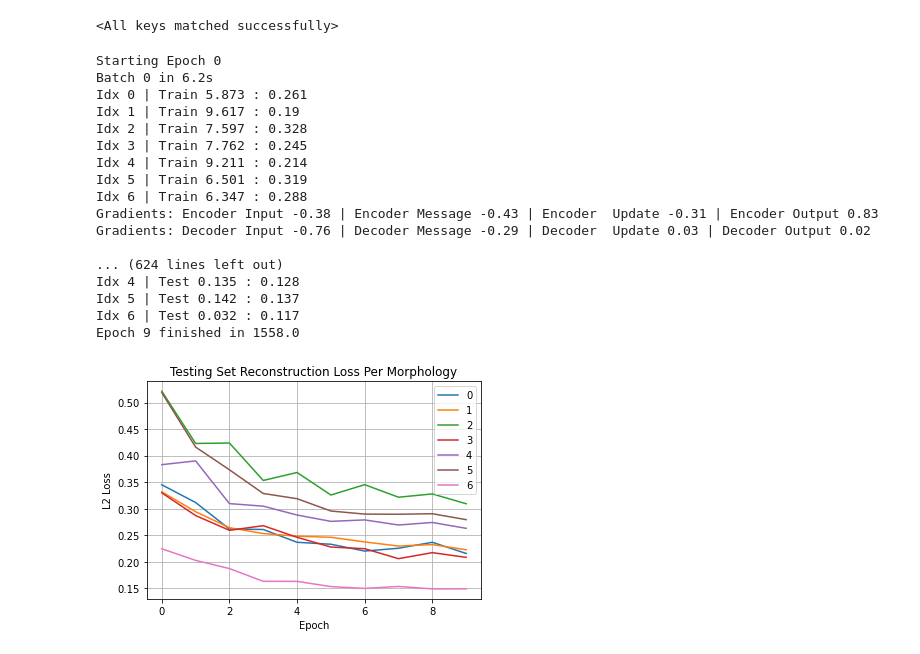
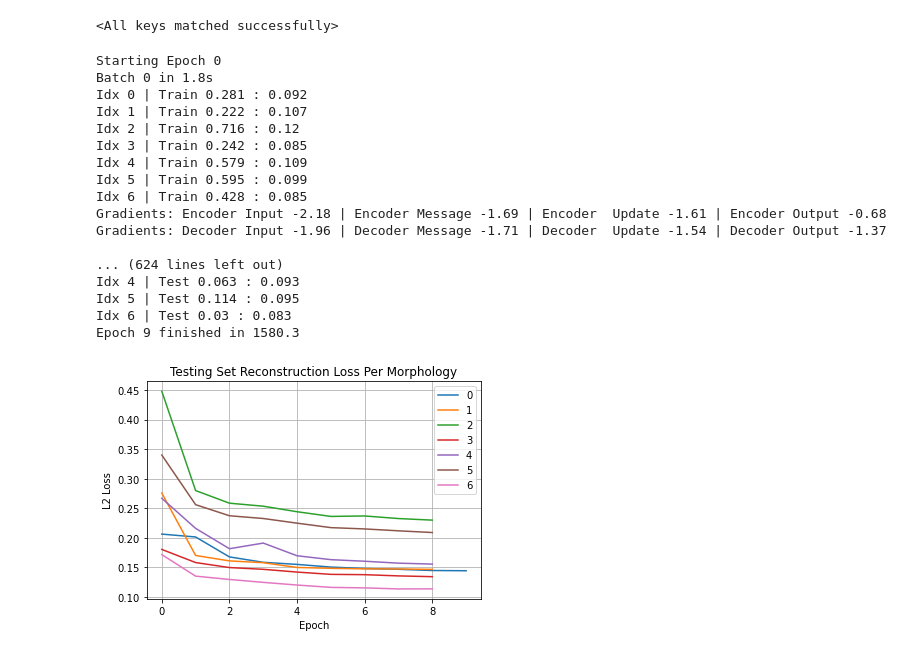
Before and after one commit to OvidiuSabau/Honors-Project, a Jupyter notebook: notebooks/GNN-AutoEncoder.ipynb, the cells around one changed output. Drawn from its saved outputs; the diff is of its cells as text; code cells hidden in the pictures.

Commit message:
bug about averaging node losses is fixed

```diff
--- a/notebooks/GNN-AutoEncoder.ipynb
+++ b/notebooks/GNN-AutoEncoder.ipynb
@@ -241,7 +241,7 @@ latentSize = 2
 numMessagePassingIterations = 4
 batch_size = 1024
 numBatchesPerTrainingStep = 1
-minDistanceSeqAndRand = 0.25
+minDistanceSeqAndRand = 0.1
 with_batch_norm = True
 
 # # Encoder Networks
@@ -312,8 +312,6 @@ for epoch in range(10):
         Y_train[morphIdx] = Y_train[morphIdx][permutation]
 
     stepLoss = None
-    encoderGraph = []
-    decoderGraph = []
 
     for batch in range(0, numTrainingBatches-1, numBatchesPerTrainingStep):
 
@@ -346,14 +344,19 @@ for epoch in range(10):
                 current_state_reconstruction[:, :, 0:5] = current_state_reconstruction[:, :, 0:5].mean(dim=0)
                 autoencoder_loss = criterion(encoder_graph.ndata['input'][:, 0:batch_size, :7], current_state_reconstruction).mean()
 
-                contrastive_sequential_loss = torch.sum(criterion(normalized_latent_states[:, 0:batch_size, :], normalized_latent_states[:, batch_size:batch_size * 2, :]).mean(dim=0), dim=-1)
-                contrastive_random_loss = torch.sum(criterion(normalized_latent_states[:, 0:batch_size, :], normalized_latent_states[:, 2 * batch_size: 3 * batch_size, :]).mean(dim=0), dim=-1)
-                final_contrastive_loss = torch.max(zeroTensor, contrastive_sequential_loss - contrastive_random_loss + minDistanceSeqAndRand)
-                mask = final_contrastive_loss != 0
-                final_contrastive_loss = final_contrastive_loss.sum() / mask.sum()
+                # Calculate 2-norm for positive/sequential samples over the data dimension - result is of dimension (nodes, batch_size)
+                sequential_distances = torch.norm(normalized_latent_states[:, 0:batch_size, :] - normalized_latent_states[:, batch_size:batch_size * 2, :], p=None, dim=2)
+                # Calculate 2-norm for negative/random samples over data dimension - result is of dimension (nodes, batch_size)
+                random_distances = torch.norm(normalized_latent_states[:, 0:batch_size, :] - normalized_latent_states[:, 2 * batch_size: 3 * batch_size, :], p=None, dim=2)
+                # Calculate contrastive loss for each entry - result is of dimension (nodes, batch_size)
+                contrastive_loss = torch.max(zeroTensor, sequential_distances - random_distances + minDistanceSeqAndRand)
+                # get 0-1 matrix which is True if entry is not 0
+                mask = contrastive_loss != 0
+                # Compute average over nonzero entries in batch, result will be scalar
+                final_contrastive_loss = contrastive_loss.sum() / mask.sum()
 
-#                 contrastive_loss_1 = torch.max(torch.zeros(1).to(device), criterion(latent_states[:, 0:batch_size, :], latent_states[:, batch_size:batch_size * 2, :]).mean() - maxSequentialDistance).mean()
-#                 contrastive_loss_2 = torch.max(torch.zeros(1).to(device), minRandomDistance - criterion(latent_states[:, 0:batch_size, :], latent_states[:, 2 * batch_size: 3 * batch_size, :]).mean()).mean()
+                # contrastive_loss_1 = torch.max(torch.zeros(1).to(device), criterion(latent_states[:, 0:batch_size, :], latent_states[:, batch_size:batch_size * 2, :]).mean() - maxSequentialDistance).mean()
+                # contrastive_loss_2 = torch.max(torch.zeros(1).to(device), minRandomDistance - criterion(latent_states[:, 0:batch_size, :], latent_states[:, 2 * batch_size: 3 * batch_size, :]).mean()).mean()
 
                 trainLosses[morphIdx][-1][0] += autoencoder_loss.item() / numBatchesPerTrainingStep
                 trainLosses[morphIdx][-1][1] += final_contrastive_loss.item() / numBatchesPerTrainingStep
@@ -458,11 +461,16 @@ for epoch in range(10):
                 current_state_reconstruction[:, :, 0:5] = current_state_reconstruction[:, :, 0:5].mean(dim=0)
 
                 autoencoder_loss = criterion(encoder_graph.ndata['input'][:, 0:batch_size, :7], current_state_reconstruction).mean()
-                contrastive_sequential_loss = torch.sum(criterion(normalized_latent_states[:, 0:batch_size, :], normalized_latent_states[:, batch_size:batch_size * 2, :]).mean(dim=0), dim=-1)
-                contrastive_random_loss = torch.sum(criterion(normalized_latent_states[:, 0:batch_size, :], normalized_latent_states[:, 2 * batch_size: 3 * batch_size, :]).mean(dim=0), dim=-1)
-                final_contrastive_loss = torch.max(zeroTensor, contrastive_sequential_loss - contrastive_random_loss + minDistanceSeqAndRand)
-                mask = final_contrastive_loss != 0
-                final_contrastive_loss = final_contrastive_loss.sum() / mask.sum()
+                # Calculate 2-norm for positive/sequential samples over the data dimension - result is of dimension (nodes, batch_size)
+                sequential_distances = torch.norm(normalized_latent_states[:, 0:batch_size, :] - normalized_latent_states[:, batch_size:batch_size * 2, :], p=None, dim=2)
+                # Calculate 2-norm for negative/random samples over data dimension - result is of dimension (nodes, batch_size)
+                random_distances = torch.norm(normalized_latent_states[:, 0:batch_size, :] - normalized_latent_states[:, 2 * batch_size: 3 * batch_size, :], p=None, dim=2)
+                # Calculate contrastive loss for each entry - result is of dimension (nodes, batch_size)
+                contrastive_loss = torch.max(zeroTensor, sequential_distances - random_distances + minDistanceSeqAndRand)
+                # get 0-1 matrix which is True if entry is not 0
+                mask = contrastive_loss != 0
+                # Compute average over nonzero entries in batch, result will be scalar
+                final_contrastive_loss = contrastive_loss.sum() / mask.sum()
 
 #                 contrastive_loss_1 = torch.max(torch.zeros(1).to(device), criterion(latent_states[:, 0:batch_size, :], latent_states[:, batch_size:batch_size * 2, :]).mean() - maxSequentialDistance).mean()
 #                 contrastive_loss_2 = torch.max(torch.zeros(1).to(device), minRandomDistance - criterion(latent_states[:, 0:batch_size, :], latent_states[:, 2 * batch_size: 3 * batch_size, :]).mean()).mean()
@@ -482,40 +490,40 @@ for epoch in range(10):
     lr_scheduler.step()
 # %% [output]
 Starting Epoch 0
-Batch 0 in 6.2s
-Idx 0 | Train 5.873 : 0.261
-Idx 1 | Train 9.617 : 0.19
-Idx 2 | Train 7.597 : 0.328
-Idx 3 | Train 7.762 : 0.245
-Idx 4 | Train 9.211 : 0.214
-Idx 5 | Train 6.501 : 0.319
-Idx 6 | Train 6.347 : 0.288
-Gradients: Encoder Input -0.38 | Encoder Message -0.43 | Encoder  Update -0.31 | Encoder Output 0.83
-Gradients: Decoder Input -0.76 | Decoder Message -0.29 | Decoder  Update 0.03 | Decoder Output 0.02
+Batch 0 in 1.8s
+Idx 0 | Train 0.281 : 0.092
+Idx 1 | Train 0.222 : 0.107
+Idx 2 | Train 0.716 : 0.12
+Idx 3 | Train 0.242 : 0.085
+Idx 4 | Train 0.579 : 0.109
+Idx 5 | Train 0.595 : 0.099
+Idx 6 | Train 0.428 : 0.085
+Gradients: Encoder Input -2.18 | Encoder Message -1.69 | Encoder  Update -1.61 | Encoder Output -0.68
+Gradients: Decoder Input -1.96 | Decoder Message -1.71 | Decoder  Update -1.54 | Decoder Output -1.37
 
 ... (624 lines left out)
-Idx 4 | Test 0.135 : 0.128
-Idx 5 | Test 0.142 : 0.137
-Idx 6 | Test 0.032 : 0.117
-Epoch 9 finished in 1558.0
+Idx 4 | Test 0.063 : 0.093
+Idx 5 | Test 0.114 : 0.095
+Idx 6 | Test 0.03 : 0.083
+Epoch 9 finished in 1580.3
 # %%
 fig, ax = plt.subplots(1, sharex=True)
 for morphIdx in trainingIdxs:
     lossArr = np.sum(np.array(testLosses[morphIdx]), 1)
-    ax.plot(range(lossArr.shape[0]), lossArr)
+    ax.plot(range(lossArr.shape[0]-1), lossArr[1:])
 for morphIdx in validationIdxs:
     lossArr = np.sum(np.array(validLosses[morphIdx]), 1)
     ax.plot(range(lossArr.shape[0]), lossArr)
 
 plt.grid(True)
 plt.xlabel('Epoch')
 plt.ylabel('L2 Loss')
 plt.title('Testing Set Reconstruction Loss Per Morphology')
 plt.legend(trainingIdxs + validationIdxs)
-plt.savefig('multi-task-losses.jpg')
+plt.savefig('time-contrastive-losses.jpg')
 plt.show()
 # %% [output]
-[figure, old version]
+[figure, new version]
 # %%
 torch.save(encoderGNN.state_dict(), 'encoderGNN-normalized-time-contrastive.pt')
 torch.save(decoderGNN.state_dict(), 'decoderGNN-normalized-time-contrastive.pt')
```
Also changed, not shown: 1 other file.
